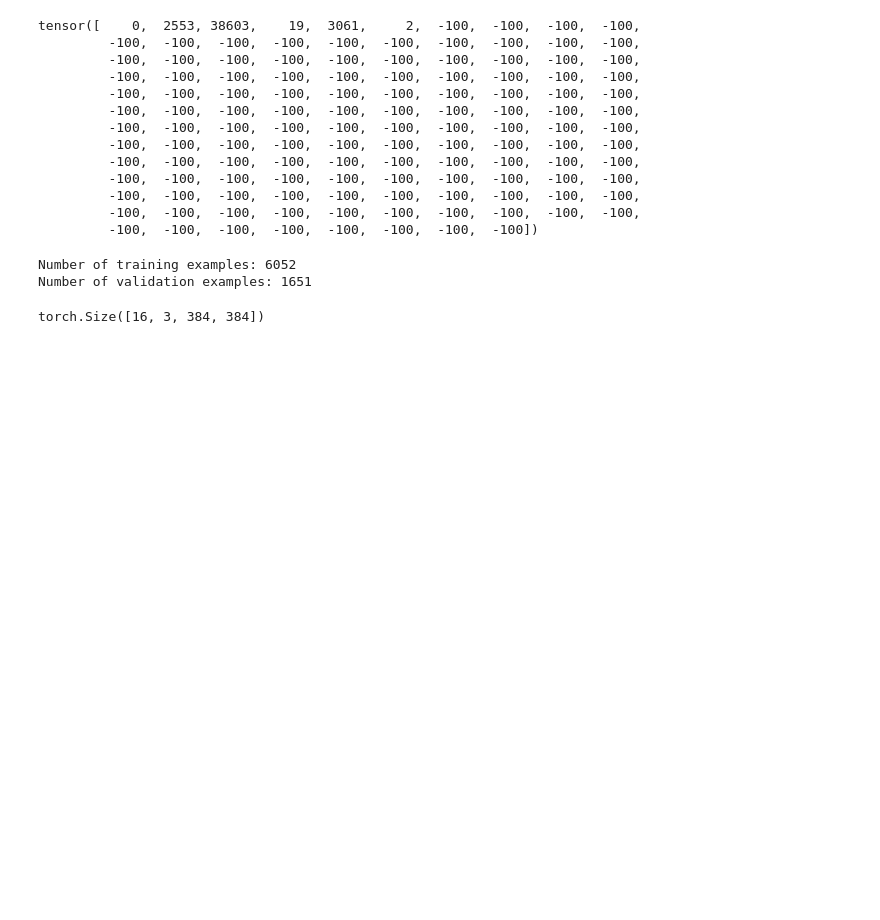
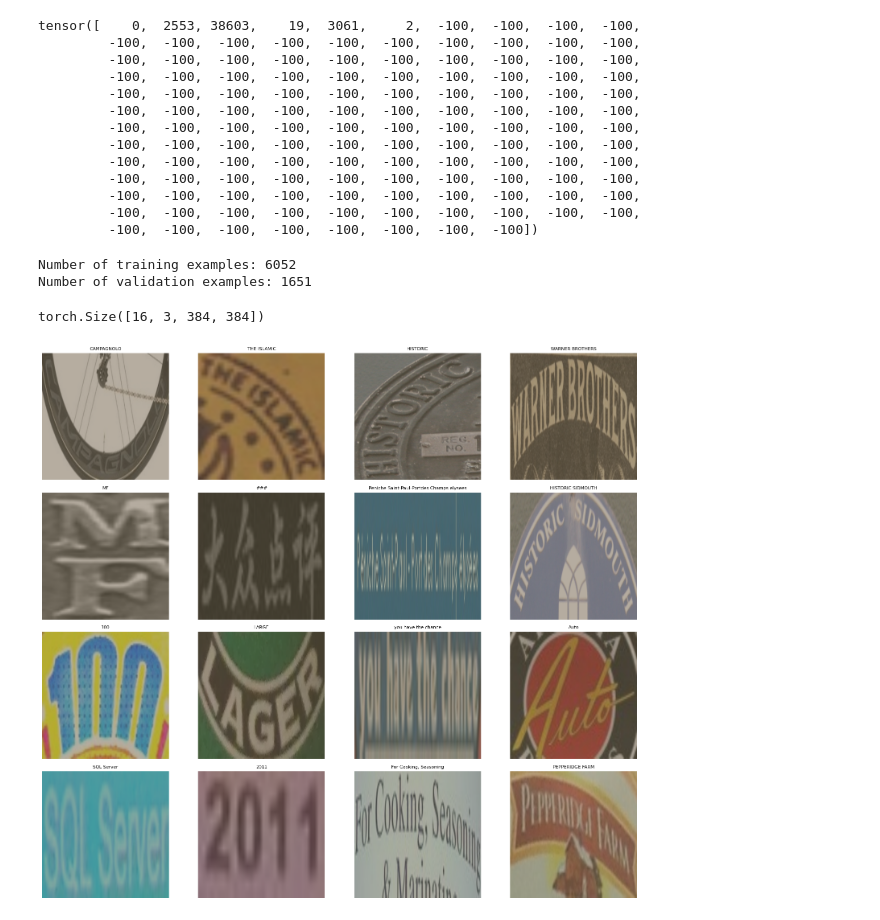
Before and after one commit to Bore237/TrOCR-Fine-Tuning-on-Curved-Scene-Text, a Jupyter notebook: notebooks/01_dataset_test.ipynb, the cells around one changed output. Drawn from its saved outputs; the diff is of its cells as text; code cells hidden in the pictures; blank space fills up the shorter version.

Commit message:
feat(datset): Add visualisation of one batch of dataset (decode image and decode label)

```diff
--- a/notebooks/01_dataset_test.ipynb
+++ b/notebooks/01_dataset_test.ipynb
@@ -35,12 +36,14 @@ train_dataset = SCUTDataset(
     root_dir="D:/marchine_learning/Projet/Deep_learning Project/OCR project/SCUT-CTW/data/scut_data/scut_train/",     # adapte ton chemin
     ann_path="D:/marchine_learning/Projet/Deep_learning Project/OCR project/SCUT-CTW/data/scut_data/scut_train.txt",
     processor= processor,
+    train_transforms =  None
 )
 
 valid_dataset = SCUTDataset(
     root_dir="D:/marchine_learning/Projet/Deep_learning Project/OCR project/SCUT-CTW/data/scut_data/scut_test/",     # adapte ton chemin
     ann_path="D:/marchine_learning/Projet/Deep_learning Project/OCR project/SCUT-CTW/data/scut_data/scut_test.txt",
     processor= processor,
+    train_transforms = None
 )
 # %%
 valid_dataset[0]['labels']
@@ -76,3 +79,30 @@ batch = next(iter(train_dataloader))
 batch["pixel_values"].shape
 # %% [output]
 torch.Size([16, 3, 384, 384])
+# %%
+fig = plt.figure(figsize=(16, 14))
+mean = [0.485, 0.456, 0.406]
+std = [0.229, 0.224, 0.225]
+
+for i in range(16):
+    # Images decode
+    image = batch["pixel_values"][i].permute(1,2,0).numpy()
+    image = image * std + mean
+    image = image.clip(0, 1)
+
+    # Label decode
+    label_ids = batch["labels"][i]
+    label_ids = label_ids[label_ids != -100]
+    text = processor.tokenizer.decode(label_ids, skip_special_tokens=True)
+
+    # Plot the label plus images
+    plt.subplot(4,4,i+1)
+    plt.title(text, fontsize=8)
+    plt.imshow(image)
+    plt.axis('off')
+
+
+plt.tight_layout()
+plt.show()
+# %% [output]
+[figure, added]
```
Also changed, not shown: parts of 1 cell of this notebook.
